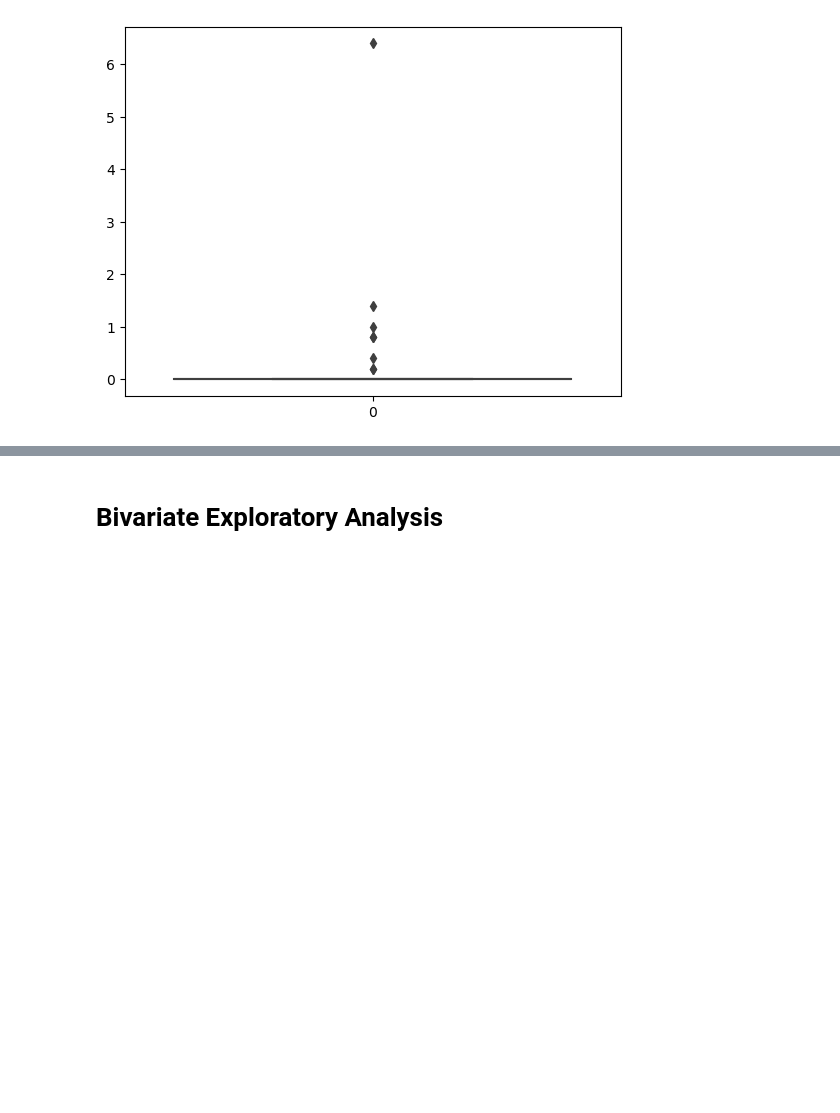
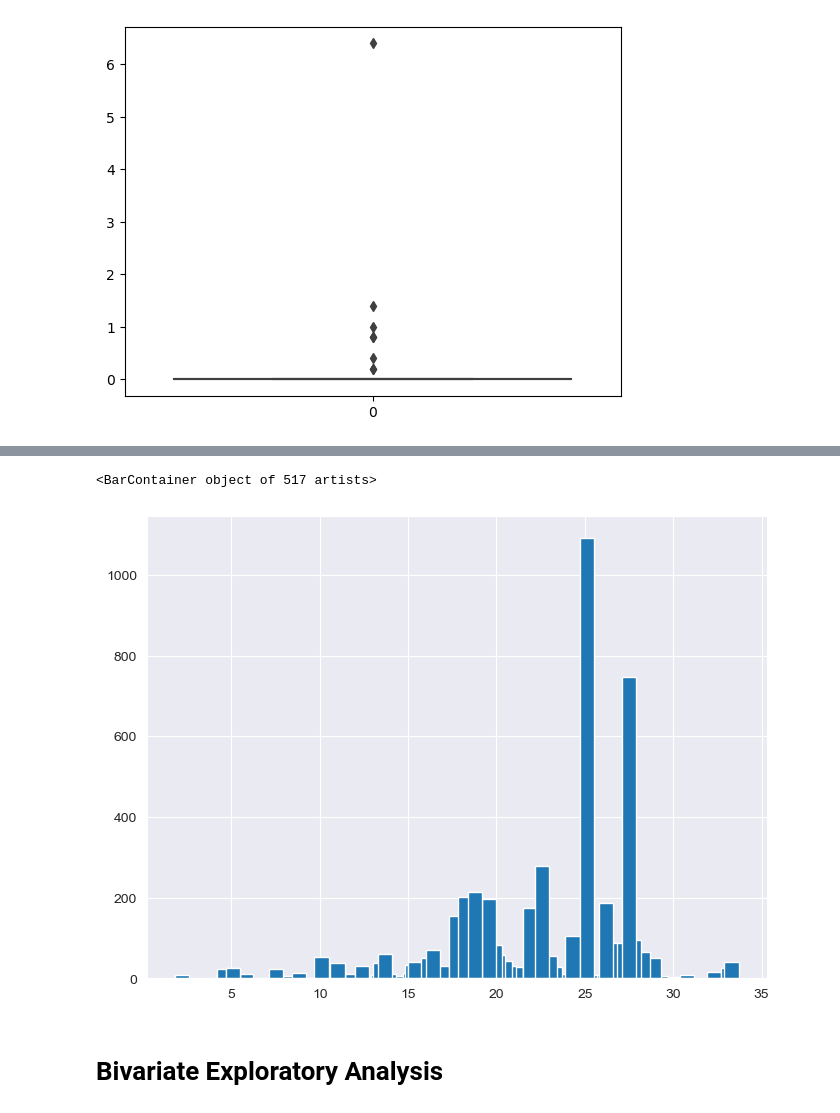
Before and after one commit to SantanaSabrina/forest-fires, a Jupyter notebook: SS notebooks/Explore.ipynb, the cells around one changed output, grey strips where cells are left out. Cells and saved outputs as stored; diff of their text form; code cells hidden in the pictures; blank space fills up the shorter version.

```diff
--- a/SS notebooks/Explore.ipynb
+++ b/SS notebooks/Explore.ipynb
@@ -265,3 +300,10 @@ plt.show()
+# %%
+highest_fire_area = df.sort_values(by="area", ascending=True)
+plt.figure(figsize=(8,6))
+plt.bar(highest_fire_area['temp'], highest_fire_area['area'])
+# %% [output]
+<BarContainer object of 517 artists>
+[figure, added]
 # %% [markdown]
 # Bivariate Exploratory Analysis
 # %%
```
Also changed, not shown: parts of 16 cells of this notebook.
